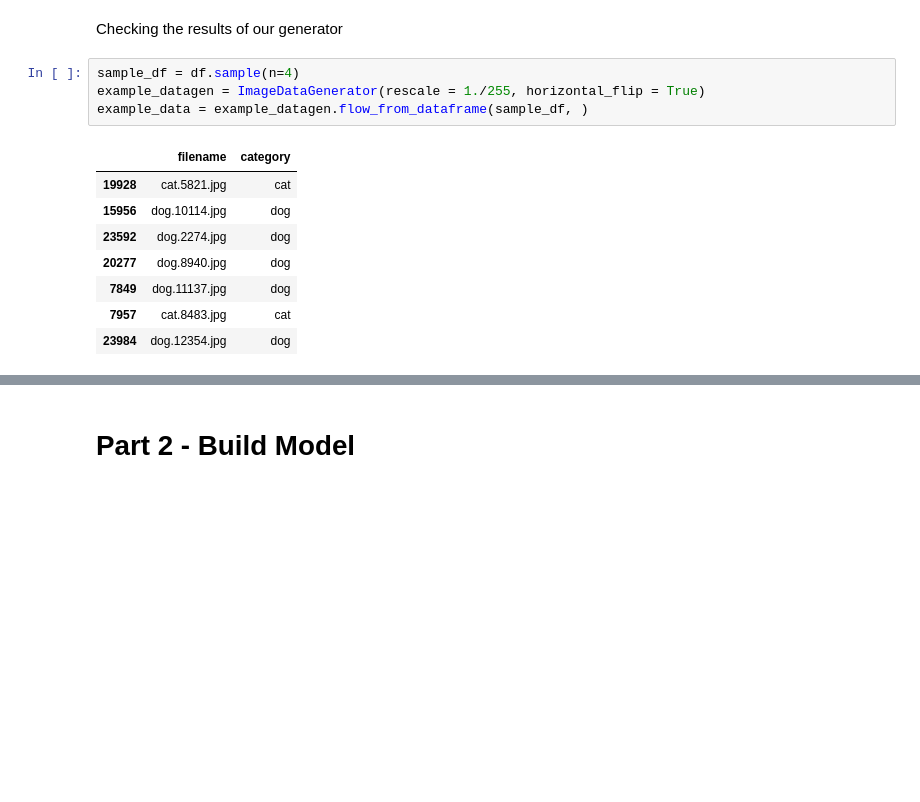
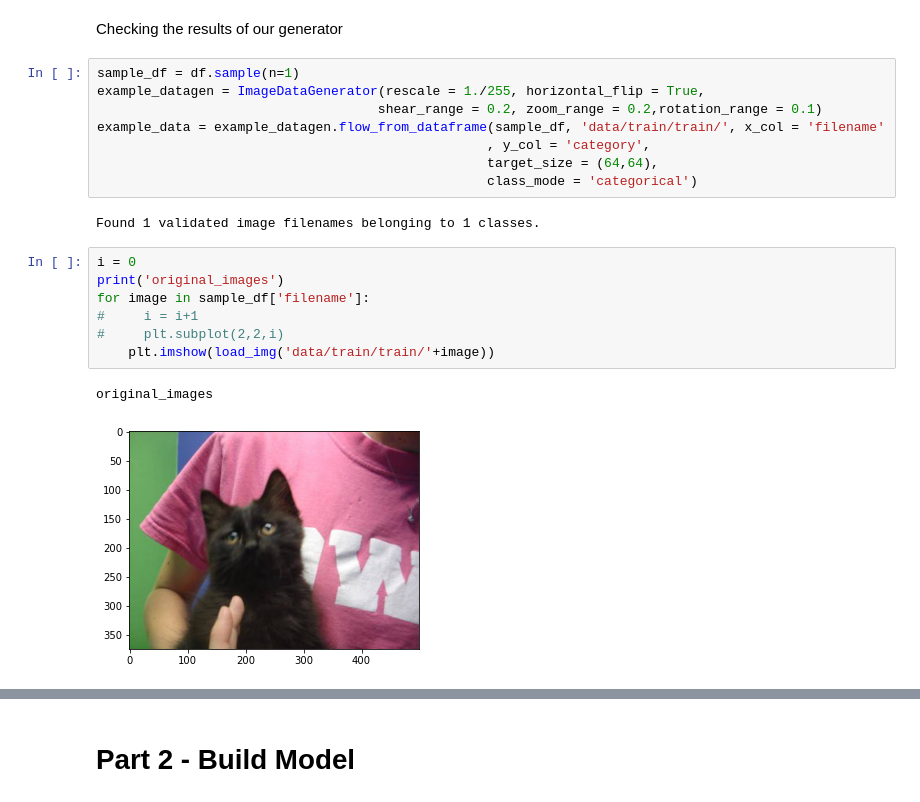
Before and after one commit to prasun2106/image_classifier_using_convolutional_network, a Jupyter notebook: convolutional_neural_network.ipynb, the cells around one changed output, grey strips where cells are left out. Saved outputs shown, nothing was run; the diff lists cells and outputs as text; blank space fills up the shorter version.

Commit message:
trainin

```diff
--- a/convolutional_neural_network.ipynb
+++ b/convolutional_neural_network.ipynb
@@ -103,15 +103,22 @@ Found 5000 validated image filenames belonging to 2 classes.
 # %% [markdown]
 Checking the results of our generator
 # %%
-sample_df = df.sample(n=4)
-example_datagen = ImageDataGenerator(rescale = 1./255, horizontal_flip = True)
-example_data = example_datagen.flow_from_dataframe(sample_df, )
+sample_df = df.sample(n=1)
+example_datagen = ImageDataGenerator(rescale = 1./255, horizontal_flip = True,
+                                    shear_range = 0.2, zoom_range = 0.2,rotation_range = 0.1)
+example_data = example_datagen.flow_from_dataframe(sample_df, 'data/train/train/', x_col = 'filename'
+                                                  , y_col = 'category',
+                                                  target_size = (64,64),
+                                                  class_mode = 'categorical')
 # %% [output]
-|  | filename | category |
-| 19928 | cat.5821.jpg | cat |
-| 15956 | dog.10114.jpg | dog |
-| 23592 | dog.2274.jpg | dog |
-| 20277 | dog.8940.jpg | dog |
-| 7849 | dog.11137.jpg | dog |
-| 7957 | cat.8483.jpg | cat |
-| 23984 | dog.12354.jpg | dog |
+Found 1 validated image filenames belonging to 1 classes.
+# %%
+i = 0
+print('original_images')
+for image in sample_df['filename']:
+#     i = i+1
+#     plt.subplot(2,2,i)
+    plt.imshow(load_img('data/train/train/'+image))
+# %% [output]
+original_images
+[figure, added]
```
Also changed, not shown: parts of 5 cells of this notebook.
